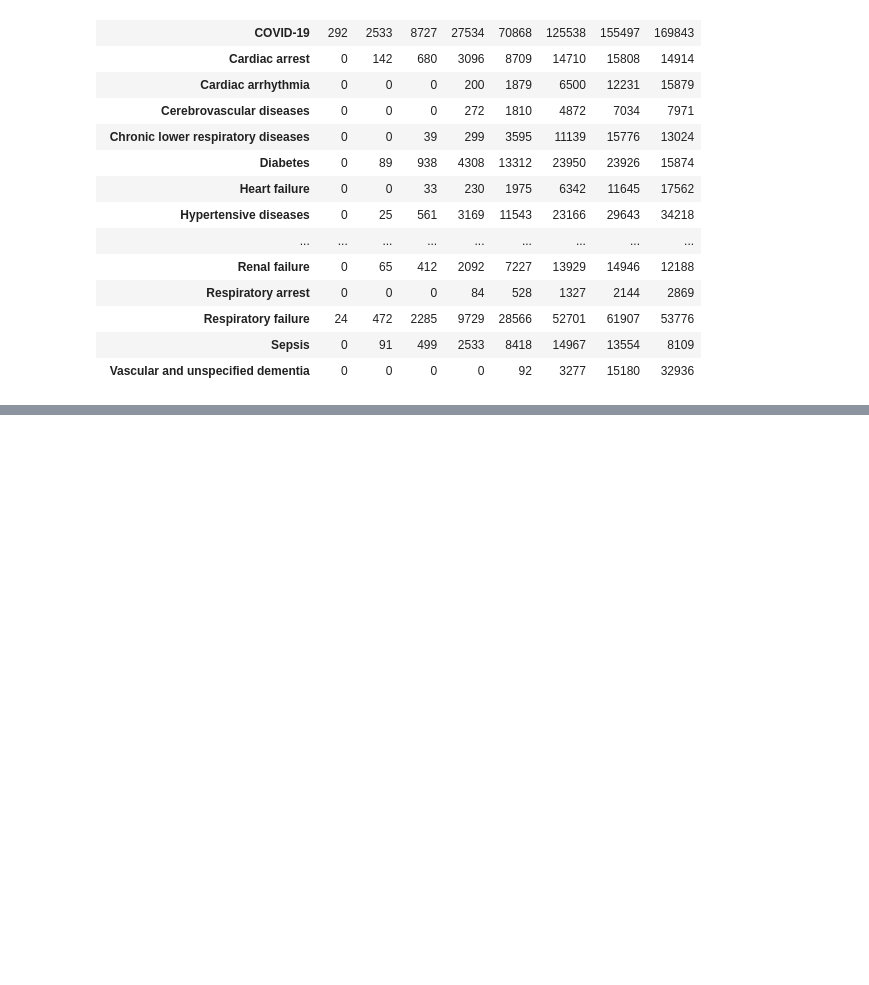
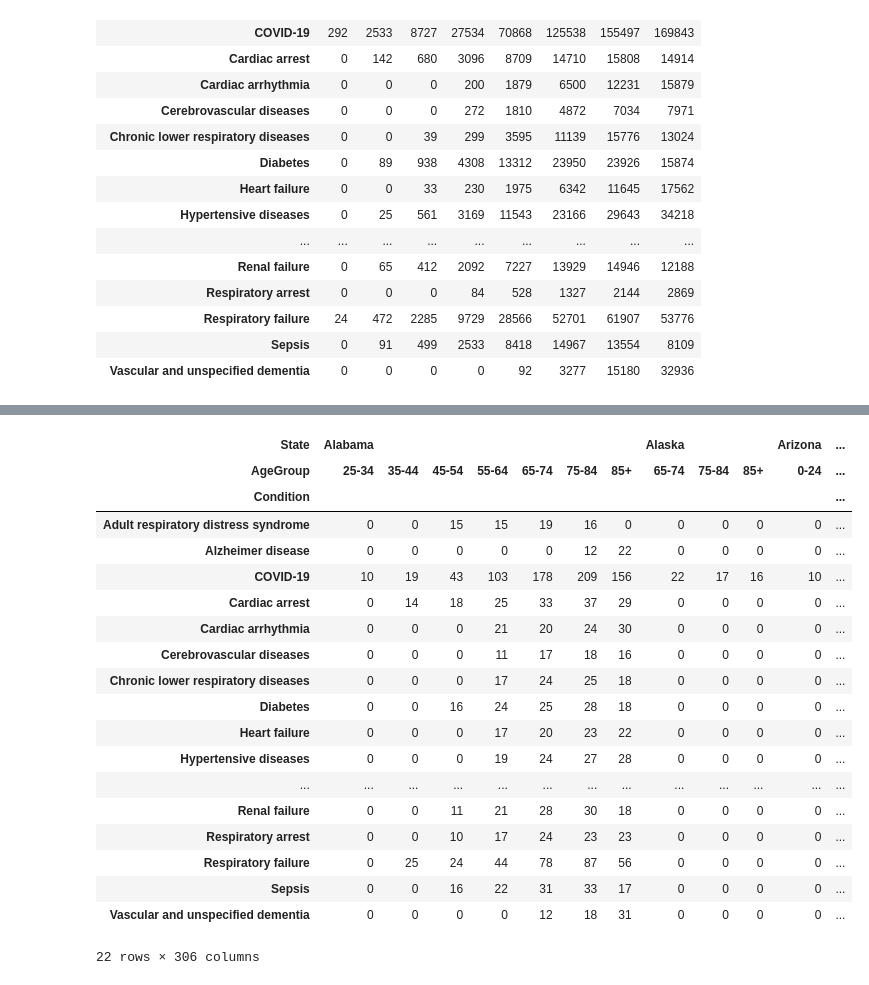
Before and after one commit to JScottLopez/github-ds, a Jupyter notebook: TIM_6500_JSLopez.ipynb, the cells around one changed output, grey strips where cells are left out. Saved outputs shown, nothing was run; the diff lists cells and outputs as text; code cells hidden in the pictures; blank space fills up the shorter version.

```diff
--- a/TIM_6500_JSLopez.ipynb
+++ b/TIM_6500_JSLopez.ipynb
@@ -191,0 +185,27 @@ display(table)
+# %%
+pd.set_option('precision', 0)
+
+df_single_level_cols = df.pivot_table(index=['Condition'],columns=['State','AgeGroup'], values='CV19_Deaths',fill_value = 0)
+df_single_level_cols.stack()
+display(df_single_level_cols)
+# %% [output]
+| State | Alabama |  |  |  |  |  |  | Alaska |  |  | Arizona | ... |
+| AgeGroup | 25-34 | 35-44 | 45-54 | 55-64 | 65-74 | 75-84 | 85+ | 65-74 | 75-84 | 85+ | 0-24 | ... |
+| Condition |  |  |  |  |  |  |  |  |  |  |  | ... |
+| Adult respiratory distress syndrome | 0 | 0 | 15 | 15 | 19 | 16 | 0 | 0 | 0 | 0 | 0 | ... |
+| Alzheimer disease | 0 | 0 | 0 | 0 | 0 | 12 | 22 | 0 | 0 | 0 | 0 | ... |
+| COVID-19 | 10 | 19 | 43 | 103 | 178 | 209 | 156 | 22 | 17 | 16 | 10 | ... |
+| Cardiac arrest | 0 | 14 | 18 | 25 | 33 | 37 | 29 | 0 | 0 | 0 | 0 | ... |
+| Cardiac arrhythmia | 0 | 0 | 0 | 21 | 20 | 24 | 30 | 0 | 0 | 0 | 0 | ... |
+| Cerebrovascular diseases | 0 | 0 | 0 | 11 | 17 | 18 | 16 | 0 | 0 | 0 | 0 | ... |
+| Chronic lower respiratory diseases | 0 | 0 | 0 | 17 | 24 | 25 | 18 | 0 | 0 | 0 | 0 | ... |
+| Diabetes | 0 | 0 | 16 | 24 | 25 | 28 | 18 | 0 | 0 | 0 | 0 | ... |
+| Heart failure | 0 | 0 | 0 | 17 | 20 | 23 | 22 | 0 | 0 | 0 | 0 | ... |
+| Hypertensive diseases | 0 | 0 | 0 | 19 | 24 | 27 | 28 | 0 | 0 | 0 | 0 | ... |
+| ... | ... | ... | ... | ... | ... | ... | ... | ... | ... | ... | ... | ... |
+| Renal failure | 0 | 0 | 11 | 21 | 28 | 30 | 18 | 0 | 0 | 0 | 0 | ... |
+| Respiratory arrest | 0 | 0 | 10 | 17 | 24 | 23 | 23 | 0 | 0 | 0 | 0 | ... |
+| Respiratory failure | 0 | 25 | 24 | 44 | 78 | 87 | 56 | 0 | 0 | 0 | 0 | ... |
+| Sepsis | 0 | 0 | 16 | 22 | 31 | 33 | 17 | 0 | 0 | 0 | 0 | ... |
+| Vascular and unspecified dementia | 0 | 0 | 0 | 0 | 12 | 18 | 31 | 0 | 0 | 0 | 0 | ... |
+22 rows × 306 columns
```
Also changed, not shown: parts of 12 cells of this notebook.
